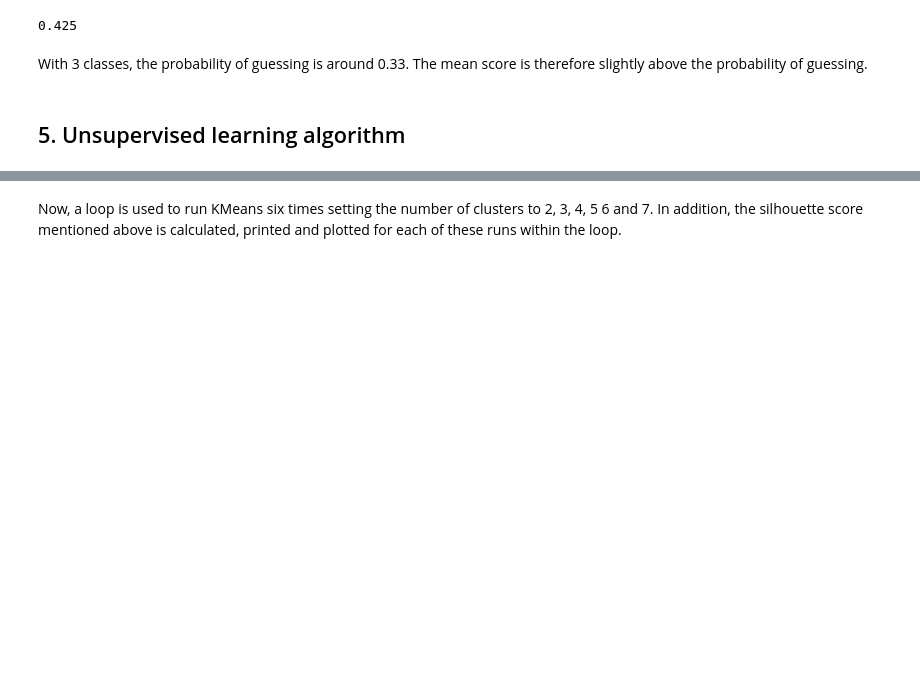
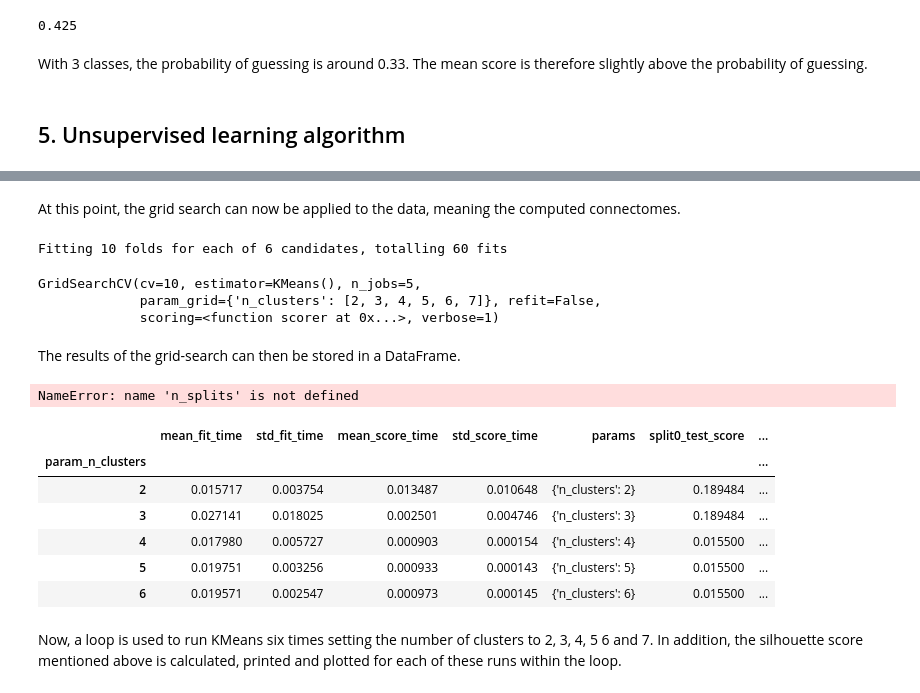
Before and after one commit to nwiltberg/project_msc05, a Jupyter notebook: code/Data_Analysis.ipynb, the cells around one changed output, grey strips where cells are left out. Cells and saved outputs as stored; diff of their text form; code cells hidden in the pictures; blank space fills up the shorter version.

```diff
--- a/code/Data_Analysis.ipynb
+++ b/code/Data_Analysis.ipynb
@@ -309,3 +329,31 @@ from sklearn.metrics import silhouette_score
+# %% [markdown]
+At this point, the grid search can now be applied to the data, meaning the computed connectomes.
+# %%
+grid.fit(connectome_vect)
+# %% [output]
+Fitting 10 folds for each of 6 candidates, totalling 60 fits
+GridSearchCV(cv=10, estimator=KMeans(), n_jobs=5,
+             param_grid={'n_clusters': [2, 3, 4, 5, 6, 7]}, refit=False,
+             scoring=<function scorer at 0x...>, verbose=1)
+# %% [markdown]
+The results of the grid-search can then be stored in a DataFrame.
+# %%
+silhouette_scores = pd.DataFrame(grid.cv_results_)
+silhouette_scores.set_index("param_n_clusters", inplace=True)
+silhouette_scores = silhouette_scores.loc[:, [f"split{i}_test_score" for i in range(n_splits)]]
+silhouette_scores = silhouette_scores.stack().reset_index().rename(columns={0: "silhouette"})
+# %% [output]
+NameError: name 'n_splits' is not defined
+# %%
+silhouette_scores.head()
+# %% [output]
+|  | mean_fit_time | std_fit_time | mean_score_time | std_score_time | params | split0_test_score | ... |
+| param_n_clusters |  |  |  |  |  |  | ... |
+| 2 | 0.015717 | 0.003754 | 0.013487 | 0.010648 | {'n_clusters': 2} | 0.189484 | ... |
+| 3 | 0.027141 | 0.018025 | 0.002501 | 0.004746 | {'n_clusters': 3} | 0.189484 | ... |
+| 4 | 0.017980 | 0.005727 | 0.000903 | 0.000154 | {'n_clusters': 4} | 0.015500 | ... |
+| 5 | 0.019751 | 0.003256 | 0.000933 | 0.000143 | {'n_clusters': 5} | 0.015500 | ... |
+| 6 | 0.019571 | 0.002547 | 0.000973 | 0.000145 | {'n_clusters': 6} | 0.015500 | ... |
 # %% [markdown]
 Now, a loop is used to run KMeans six times setting the number of clusters to 2, 3, 4, 5 6 and 7. In addition, the silhouette score mentioned above is calculated, printed and plotted for each of these runs within the loop.
 # %%
```
Also changed, not shown: parts of 7 cells of this notebook.
